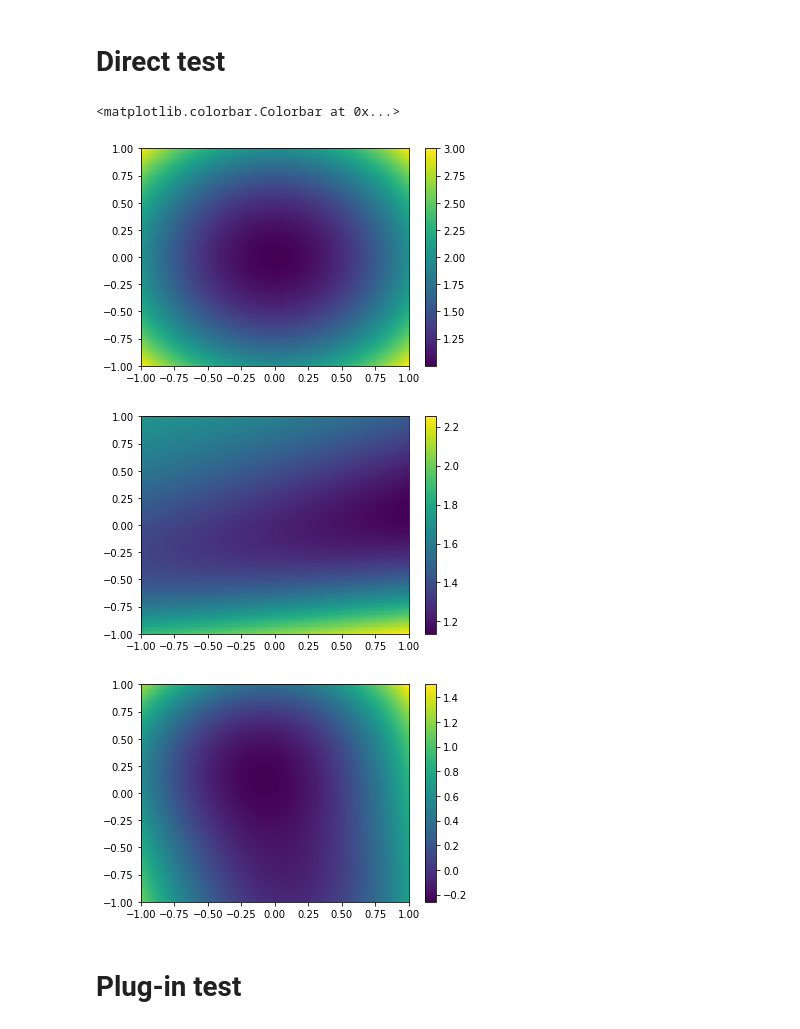
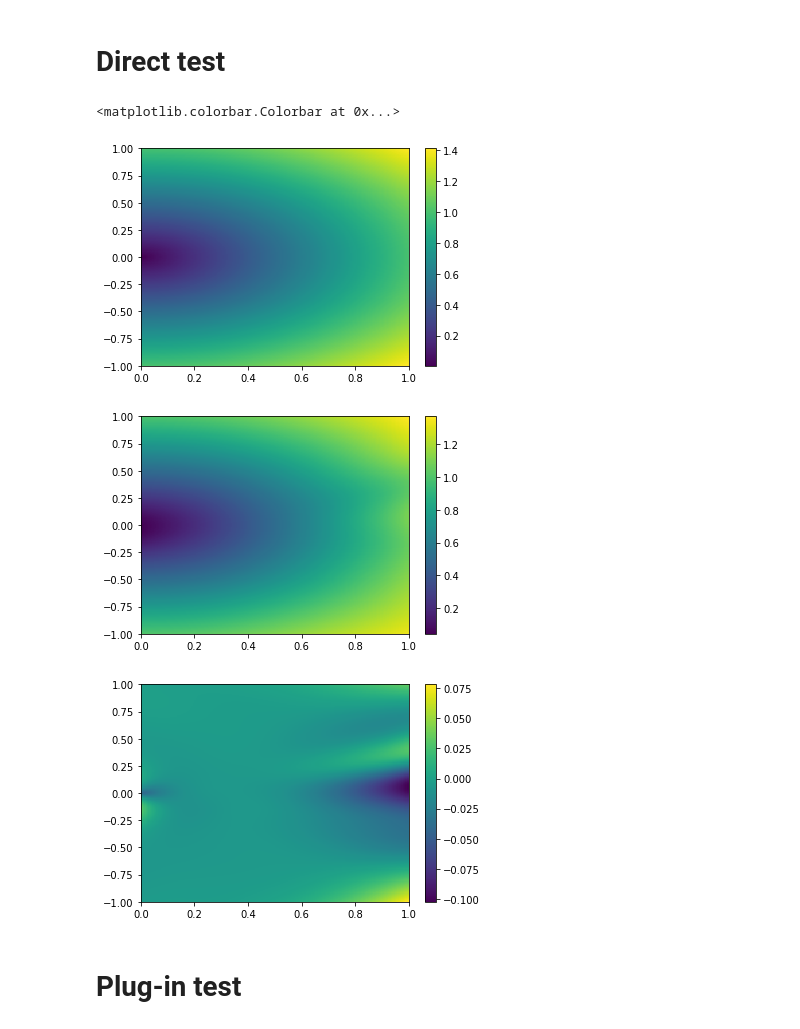
Before and after one commit to Zhengyu-Huang/Point-Jet, a Jupyter notebook: Poisson_model/Indirect_NN.ipynb, the cells around one changed output. Drawn from its saved outputs; the diff is of its cells as text; code cells hidden in the pictures.

```diff
--- a/Poisson_model/Indirect_NN.ipynb
+++ b/Poisson_model/Indirect_NN.ipynb
@@ -92,7 +98,7 @@ def creat_nn_model(input_dim, hidden_dim, output_dim, params):
         torch.nn.Linear(input_dim, hidden_dim),
         torch.nn.Sigmoid(),
         torch.nn.Linear(hidden_dim, output_dim),
-#             torch.nn.Sigmoid()
+        torch.nn.ReLU()
     )
 
     weights1 = params[:hidden_dim*input_dim].reshape(hidden_dim,input_dim)
@@ -110,17 +116,6 @@ def creat_nn_model(input_dim, hidden_dim, output_dim, params):
     net[2].bias = bias2
     return net
 
-def nn_model(x, input_dim, hidden_dim, output_dim, params):
-    net = creat_nn_model(input_dim, hidden_dim, output_dim, params)
+
+def nn_model(x, net):
     return net(torch.tensor(x, dtype=torch.float32)).detach().numpy().flatten()
-# %%
-input_dim, hidden_dim, output_dim = 2, 10, 1
-
-net = torch.nn.Sequential(
-        torch.nn.Linear(input_dim, hidden_dim),
-        torch.nn.Sigmoid(),
-        torch.nn.Linear(hidden_dim, output_dim),
-#             torch.nn.Sigmoid()
-    )
-
-print(net)
@@ -154,9 +165,13 @@ def loss(s_param, params):
 # %% [markdown]
 ## Start UKI
 # %%
-from KalmanInversion import UKI, UKI_Run
+import imp
+import KalmanInversion
+imp.reload(KalmanInversion )
+
+
 class PoissonParam:
-    def __init__(self, xx, q, N_y, input_dim, hidden_dim, output_dim):
+    def __init__(self, xx, q, N_y, input_dim, hidden_dim, output_dim, aug=True):
         self.theta_names = ["hyperparameters"]
         self.xx = xx
         self.q  = q
@@ -166,5 +181,7 @@ class PoissonParam:
 
         N_theta = input_dim*hidden_dim + hidden_dim + hidden_dim*output_dim + output_dim
         self.N_theta = N_theta
-        self.N_y = N_y + N_theta
+
+
+        self.N_y = N_y + N_theta if aug else N_y
 # %%
@@ -244,42 +276,41 @@ Frobenius norm of the covariance at iter  29  =  8.473511543745392
 # %%
-nn_model = creat_nn_model(input_dim, hidden_dim, output_dim, uki_obj.theta_mean[-1])
+trained_net = creat_nn_model(input_dim, hidden_dim, output_dim, uki_obj.theta_mean[-1])
 # %% [markdown]
 # Direct test
 # %%
 N_test_1d = 200
 L_test_1d = 1.0
 N_test = N_test_1d**2
 
-x_test_1d = np.linspace(-L_test_1d, L_test_1d, N_test_1d)
-X_test_2d, Y_test_2d = np.meshgrid(x_test_1d, x_test_1d)
+x1_test_1d = np.linspace(0, L_test_1d, N_test_1d)
+x2_test_1d = np.linspace(-L_test_1d, L_test_1d, N_test_1d)
+X_test_2d, Y_test_2d = np.meshgrid(x1_test_1d, x2_test_1d)
 
 x_test = np.vstack((X_test_2d.reshape(-1), Y_test_2d.reshape(-1))).T
 y_test = permeability_ref(x_test[:, 0], x_test[:, 1]).reshape((N_test, 1))
 
 
-
-x_test = torch.from_numpy(x_test.astype(np.float32))
-y_pred = nn_model(x_test).detach().numpy()
+y_pred = nn_model(x_test, trained_net)
 
 y_test_2d = y_test.reshape((N_test_1d,N_test_1d))
 y_pred_2d = y_pred.reshape((N_test_1d,N_test_1d))
 
 plt.figure()
 plt.pcolormesh(X_test_2d, Y_test_2d, y_test_2d)
 plt.colorbar()
 
 plt.figure()
 plt.pcolormesh(X_test_2d, Y_test_2d, y_pred_2d)
 plt.colorbar()
 
 plt.figure()
 plt.pcolormesh(X_test_2d, Y_test_2d, y_test_2d - y_pred_2d)
 plt.colorbar()
 # %% [output]
 <matplotlib.colorbar.Colorbar at 0x...>
-[figure, old version]
+[figure, new version]
-[figure, old version]
+[figure, new version]
-[figure, old version]
+[figure, new version]
 # %% [markdown]
 # Plug-in test
 # %%
```
Also changed, not shown: parts of 7 cells of this notebook, 2 other files.
